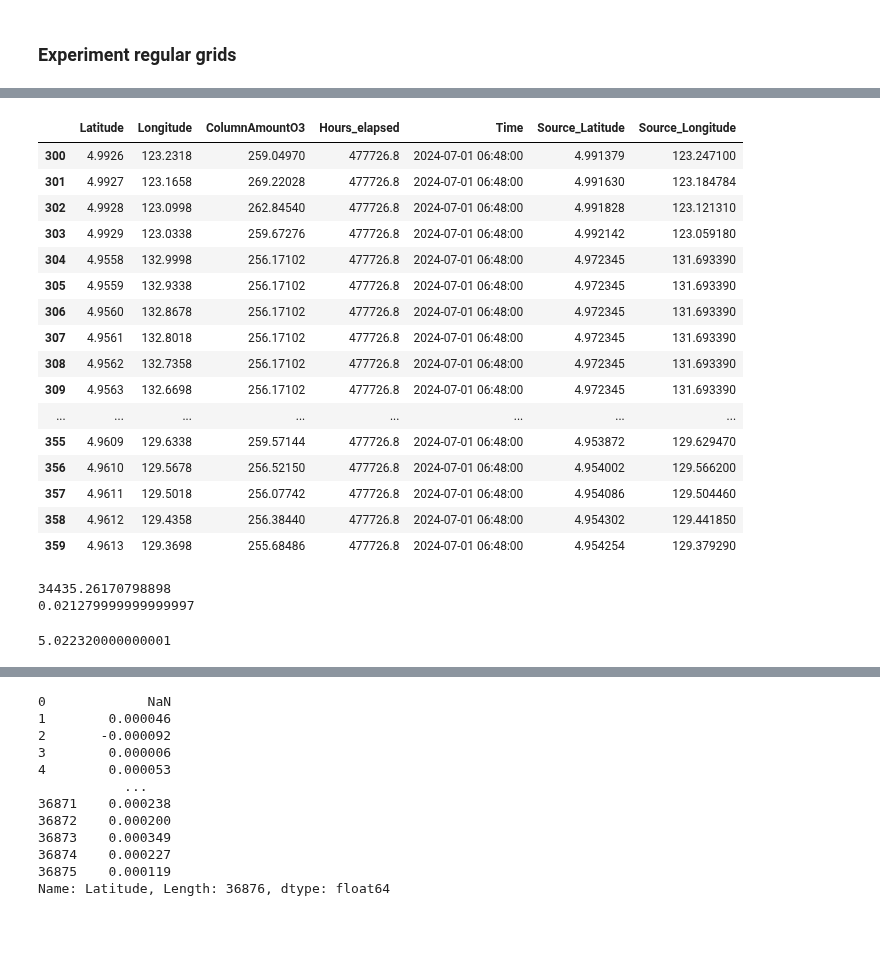
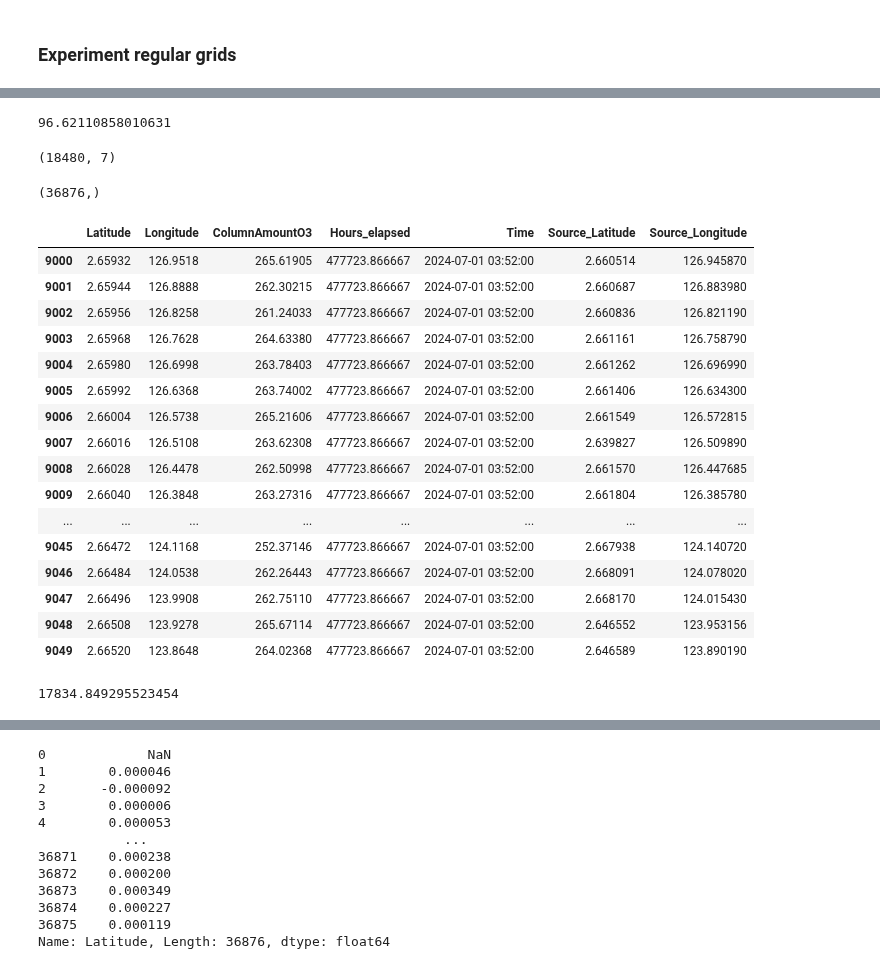
Before and after one commit to cl20813/GEMS_TCO, a Jupyter notebook: data_preprocessing/experiment.ipynb, the cells around one changed output, grey strips where cells are left out. Drawn from its saved outputs; the diff is of its cells as text; code cells hidden in the pictures; blank space fills up the shorter version.

```diff
--- a/data_preprocessing/experiment.ipynb
+++ b/data_preprocessing/experiment.ipynb
@@ -63,4 +66,13 @@ torch.Size([8664, 4])
 output_filepath = '/Users/joonwonlee/Documents/GEMS_DATA/pickle_2024/orbit_map24_07.pkl'
 
 with open(output_filepath, 'rb') as pickle_file:
-    data_map_hour = pickle.load(pickle_file)
+    ori_map = pickle.load(pickle_file)
+
+output_filepath = '/Users/joonwonlee/Documents/GEMS_DATA/pickle_2024/coarse_cen_map24_07.pkl'
+
+with open(output_filepath, 'rb') as pickle_file:
+    coarse_map = pickle.load(pickle_file)
+# %%
+keys = list(ori_map.keys())
+for key in keys:
+    print( ori_map[key].shape, coarse_map[key].shape)
@@ -147,9 +177,9 @@ class center_matching_hour():
         center_points_df = pd.DataFrame({'lat': center_lats, 'lon': center_lons})
         return center_points_df
 
-    def make_center_points(self, step_lat:float=0.022, step_lon:float=0.063) -> pd.DataFrame:
-        lat_coords = np.arange( self.lat_e-step_lat- 0.0002, self.lat_s -step_lat, -step_lat)
-        lon_coords = np.arange( self.lon_e-step_lon- 0.0002, self.lon_s-step_lon, -step_lon)
+    def make_center_points(self, step_lat:float=0.042, step_lon:float=0.062) -> pd.DataFrame:
+        lat_coords = np.arange( self.lat_e-step_lat- 0.0002, self.lat_s-step_lat , -step_lat)
+        lon_coords = np.arange( self.lon_e-step_lon - 0.0002, self.lon_s-step_lon, -step_lon)
 
         # Apply the shift as in the original code
         # These are the unique lat/lon values for the "center_points" grid
@@ -157,7 +187,7 @@ class center_matching_hour():
         final_lon_values = lon_coords + step_lon
 
         # Create 2D grid with broadcasting
-        decrement = 0.0001
+        decrement = 0.00012  # this actually help matching the upper latitude slice for given longitude
         lat_grid = final_lat_values[:, None] + np.arange(len(final_lon_values)) * decrement  # shape: (228, 152)
 
         # Flatten row-wise (C order)
@@ -335,0 +384,31 @@ for lon_start in lon_start_list:
+# %%
+35630/36876*100
+# %% [output]
+96.62110858010631
+# %%
+print(coarse_cen_map['y24m07day01_hm00:52'].shape)
+
+data_map_hour['y24m07day01_hm00:52']['ColumnAmountO3'].shape
+# %% [output]
+(18480, 7)
+(36876,)
+# %%
+coarse_cen_map[keys_list[3]][9000:9050]
+# %% [output]
+|  | Latitude | Longitude | ColumnAmountO3 | Hours_elapsed | Time | Source_Latitude | Source_Longitude |
+| 9000 | 2.65932 | 126.9518 | 265.61905 | 477723.866667 | 2024-07-01 03:52:00 | 2.660514 | 126.945870 |
+| 9001 | 2.65944 | 126.8888 | 262.30215 | 477723.866667 | 2024-07-01 03:52:00 | 2.660687 | 126.883980 |
+| 9002 | 2.65956 | 126.8258 | 261.24033 | 477723.866667 | 2024-07-01 03:52:00 | 2.660836 | 126.821190 |
+| 9003 | 2.65968 | 126.7628 | 264.63380 | 477723.866667 | 2024-07-01 03:52:00 | 2.661161 | 126.758790 |
+| 9004 | 2.65980 | 126.6998 | 263.78403 | 477723.866667 | 2024-07-01 03:52:00 | 2.661262 | 126.696990 |
+| 9005 | 2.65992 | 126.6368 | 263.74002 | 477723.866667 | 2024-07-01 03:52:00 | 2.661406 | 126.634300 |
+| 9006 | 2.66004 | 126.5738 | 265.21606 | 477723.866667 | 2024-07-01 03:52:00 | 2.661549 | 126.572815 |
+| 9007 | 2.66016 | 126.5108 | 263.62308 | 477723.866667 | 2024-07-01 03:52:00 | 2.639827 | 126.509890 |
+| 9008 | 2.66028 | 126.4478 | 262.50998 | 477723.866667 | 2024-07-01 03:52:00 | 2.661570 | 126.447685 |
+| 9009 | 2.66040 | 126.3848 | 263.27316 | 477723.866667 | 2024-07-01 03:52:00 | 2.661804 | 126.385780 |
+| ... | ... | ... | ... | ... | ... | ... | ... |
+| 9045 | 2.66472 | 124.1168 | 252.37146 | 477723.866667 | 2024-07-01 03:52:00 | 2.667938 | 124.140720 |
+| 9046 | 2.66484 | 124.0538 | 262.26443 | 477723.866667 | 2024-07-01 03:52:00 | 2.668091 | 124.078020 |
+| 9047 | 2.66496 | 123.9908 | 262.75110 | 477723.866667 | 2024-07-01 03:52:00 | 2.668170 | 124.015430 |
+| 9048 | 2.66508 | 123.9278 | 265.67114 | 477723.866667 | 2024-07-01 03:52:00 | 2.646552 | 123.953156 |
+| 9049 | 2.66520 | 123.8648 | 264.02368 | 477723.866667 | 2024-07-01 03:52:00 | 2.646589 | 123.890190 |
@@ -336,30 +417,7 @@ for lon_start in lon_start_list:
 # %%
-coarse_cen_map['y24m07day01_hm06:48'][300:360]
+coarse_cen_map['y24m07day01_hm06:48'][150:200]
-# %% [output]
-|  | Latitude | Longitude | ColumnAmountO3 | Hours_elapsed | Time | Source_Latitude | Source_Longitude |
-| 300 | 4.9926 | 123.2318 | 259.04970 | 477726.8 | 2024-07-01 06:48:00 | 4.991379 | 123.247100 |
-| 301 | 4.9927 | 123.1658 | 269.22028 | 477726.8 | 2024-07-01 06:48:00 | 4.991630 | 123.184784 |
-| 302 | 4.9928 | 123.0998 | 262.84540 | 477726.8 | 2024-07-01 06:48:00 | 4.991828 | 123.121310 |
-| 303 | 4.9929 | 123.0338 | 259.67276 | 477726.8 | 2024-07-01 06:48:00 | 4.992142 | 123.059180 |
-| 304 | 4.9558 | 132.9998 | 256.17102 | 477726.8 | 2024-07-01 06:48:00 | 4.972345 | 131.693390 |
-| 305 | 4.9559 | 132.9338 | 256.17102 | 477726.8 | 2024-07-01 06:48:00 | 4.972345 | 131.693390 |
-| 306 | 4.9560 | 132.8678 | 256.17102 | 477726.8 | 2024-07-01 06:48:00 | 4.972345 | 131.693390 |
-| 307 | 4.9561 | 132.8018 | 256.17102 | 477726.8 | 2024-07-01 06:48:00 | 4.972345 | 131.693390 |
-| 308 | 4.9562 | 132.7358 | 256.17102 | 477726.8 | 2024-07-01 06:48:00 | 4.972345 | 131.693390 |
-| 309 | 4.9563 | 132.6698 | 256.17102 | 477726.8 | 2024-07-01 06:48:00 | 4.972345 | 131.693390 |
-| ... | ... | ... | ... | ... | ... | ... | ... |
-| 355 | 4.9609 | 129.6338 | 259.57144 | 477726.8 | 2024-07-01 06:48:00 | 4.953872 | 129.629470 |
-| 356 | 4.9610 | 129.5678 | 256.52150 | 477726.8 | 2024-07-01 06:48:00 | 4.954002 | 129.566200 |
-| 357 | 4.9611 | 129.5018 | 256.07742 | 477726.8 | 2024-07-01 06:48:00 | 4.954086 | 129.504460 |
-| 358 | 4.9612 | 129.4358 | 256.38440 | 477726.8 | 2024-07-01 06:48:00 | 4.954302 | 129.441850 |
-| 359 | 4.9613 | 129.3698 | 255.68486 | 477726.8 | 2024-07-01 06:48:00 | 4.954254 | 129.379290 |
-# %%
-print(5/0.022* (10/0.066))    # check resolution
-print(  0.00014* 152)   # apply downward movement
-# %% [output]
-34435.26170798898
-0.021279999999999997
 # %%
+5/0.045*(10/0.0623)
 # %% [output]
-5.022320000000001
+17834.849295523454
 # %%
```
Also changed, not shown: parts of 12 cells of this notebook, 3 other files.
